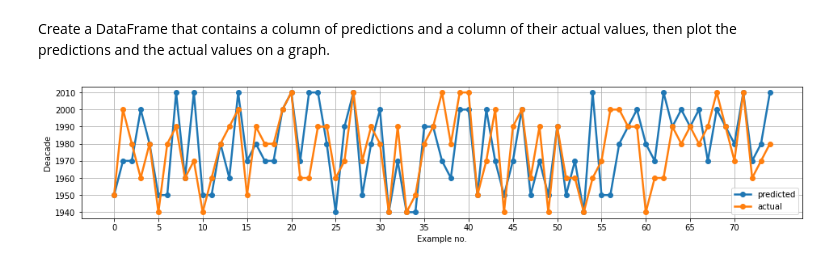
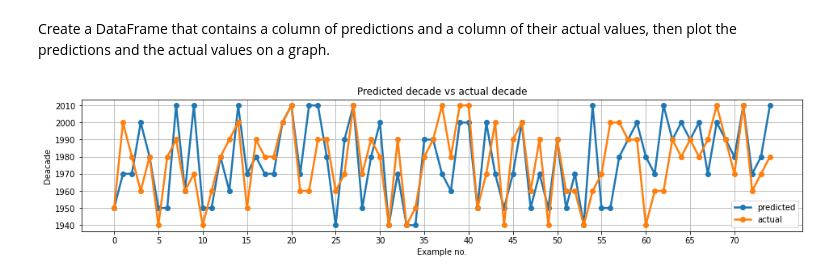
Before and after one commit to paul2048/music-analysis, a Jupyter notebook: Music Analysis.ipynb, the cells around one changed output. Cells and saved outputs as stored; diff of their text form; code cells hidden in the pictures.

Commit message:
Minor graph improvement

```diff
--- a/Music Analysis.ipynb
+++ b/Music Analysis.ipynb
@@ -305,12 +305,14 @@ Create a DataFrame that contains a column of predictions and a column of their a
 # %%
 # DataFrame containing predictions and their actual values
 preds_vs_actual = pd.DataFrame([preds_to_df, actual_to_df], ['predicted', 'actual']).transpose()
 preds_vs_actual[:75].plot(figsize=(16, 3), linewidth=2.5, marker="o")
+
+plt.title('Predicted decade vs actual decade')
 # Add labels on the x and y axis
 plt.xlabel('Example no.')
 plt.ylabel('Deacade')
 # Set the current tick location of the x axis to increment by 5 from 0 to 75
 plt.xticks(np.arange(0, 75, 5))
 plt.grid()
 # %% [output]
-[figure, old version]
+[figure, new version]
```
